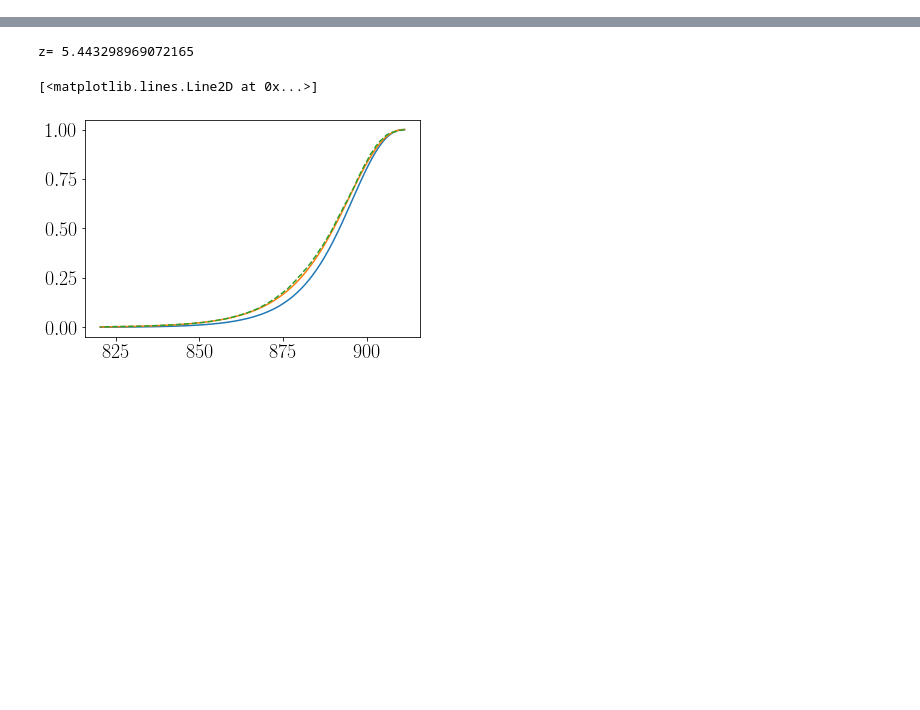
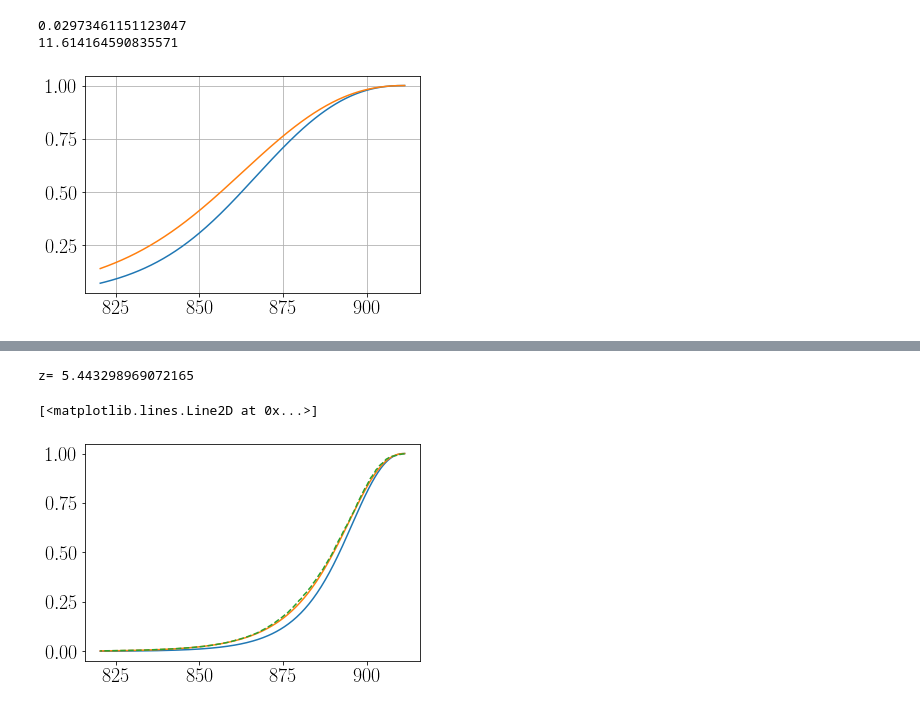
Before and after one commit to zoesuns/mfp, a Jupyter notebook: codes/best-fit.ipynb, the cells around one changed output, grey strips where cells are left out. Cells and saved outputs as stored; diff of their text form; code cells hidden in the pictures; blank space fills up the shorter version.

```diff
--- a/codes/best-fit.ipynb
+++ b/codes/best-fit.ipynb
@@ -25,7 +25,7 @@ kapbg=1./(mfp*3.08e24)
 # %%
 def fit_func_dist_equal_wv(wv_rest_arr,lamb, zqso, Req, xi,xsec_index=2.75):
     """
-    make sure dAA is small enough
+    make sure drArr is small enough
     """
     kapbg=1/lamb # in unit 1/pMpc
     drArr=-(wv_rest_arr[1:]-wv_rest_arr[:-1])/LyC_AA*clight_kmps/Hz
@@ -58,5 +58,23 @@ def fit_func_convolved(wv_rest,lamb,zqso,Req,xi,debug=True):
     kapbg=1./lamb/3.08e24
     tau_eff=[]
     for wv in wv_rest:
-        tau_eff.append(-fitting.tau_LyC(wv,zqso,Req,xi,kapbg))
+        tau_eff.append(fitting.tau_LyC(wv,zqso,Req,xi,kapbg))
     return np.exp(-np.array(tau_eff))
+# %%
+import time
+### !!! problem with zqso=5, Req=36, mfp=10, the previous func might have bugs.
+mfp=10
+zqso=6
+Req=36
+xi=0.67
+t0=time.time()
+plt.plot(wv_rest_arr[1:],fit_func_dist_equal_wv(wv_rest_arr,mfp,zqso,Req,xi))
+print(time.time()-t0)
+t0=time.time()
+plt.plot(wv_rest_arr[1:],fit_func_convolved(wv_rest_arr[1:],mfp,zqso,Req,xi))
+print(time.time()-t0)
+plt.grid()
+# %% [output]
+0.02973461151123047
+11.614164590835571
+[figure, added]
```
Also changed, not shown: parts of 1 cell of this notebook, 1 other file.
